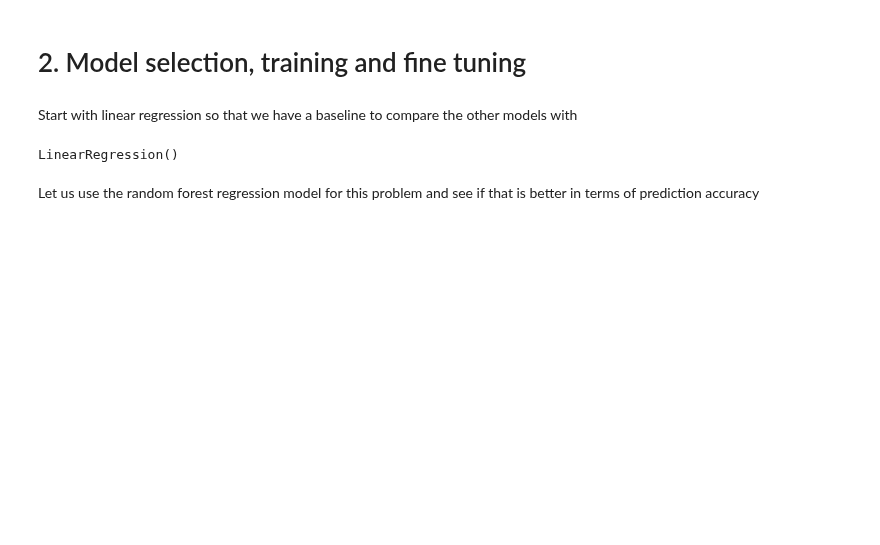
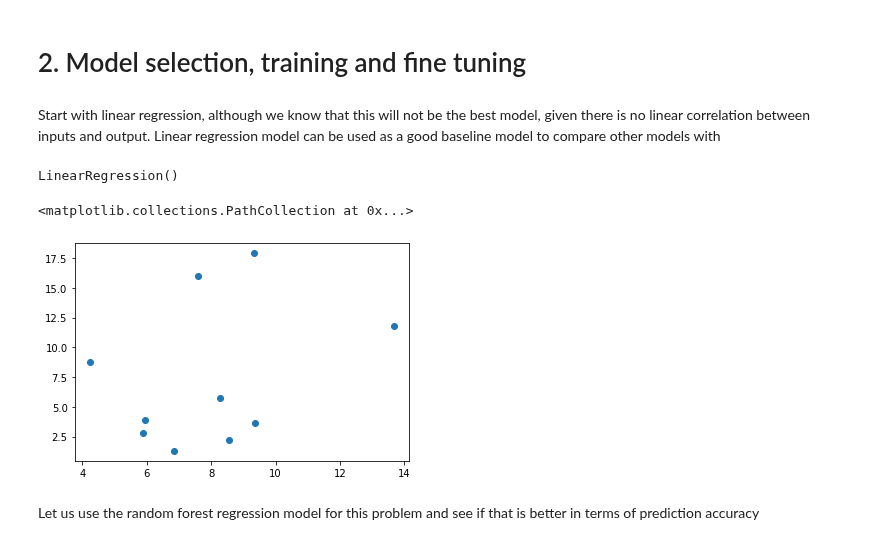
Before and after one commit to aniket-ak/Machine-Learning-CASP-Dataset, a Jupyter notebook: CASP_Exploring_Design_Space_with_pipelines.ipynb, the cells around one changed output. Drawn from its saved outputs; the diff is of its cells as text; code cells hidden in the pictures; blank space fills up the shorter version.

Commit message:
Added checks for linear regression and some comments

```diff
--- a/CASP_Exploring_Design_Space_with_pipelines.ipynb
+++ b/CASP_Exploring_Design_Space_with_pipelines.ipynb
@@ -207,8 +209,8 @@ pipeline = Pipeline([
 X_train_scaled = pipeline.fit_transform(X_train)
 # %% [markdown]
 # 2. Model selection, training and fine tuning
-# %% [markdown]
-Start with linear regression so that we have a baseline to compare the other models with
+# %% [markdown]
+Start with linear regression, although we know that this will not be the best model, given there is no linear correlation between inputs and output. Linear regression model can be used as a good baseline model to compare other models with
 # %%
 from sklearn.linear_model import LinearRegression
 from sklearn.metrics import mean_squared_error
@@ -218,6 +220,16 @@ lin_reg = LinearRegression();
 lin_reg.fit(X_train_scaled, y_train)
 # %% [output]
 LinearRegression()
+# %%
+r = np.random.RandomState(42)
+indices = r.choice(X_train_scaled.shape[0], 10)
+X_selected = X_train_scaled[indices]
+y_selected = y_train.values[list(indices)]
+
+plt.scatter(lin_reg.predict(X_selected), y_selected)
+# %% [output]
+<matplotlib.collections.PathCollection at 0x...>
+[figure, added]
 # %% [markdown]
 Let us use the random forest regression model for this problem and see if that is better in terms of prediction accuracy
 # %%
```
Also changed, not shown: parts of 4 cells of this notebook.
